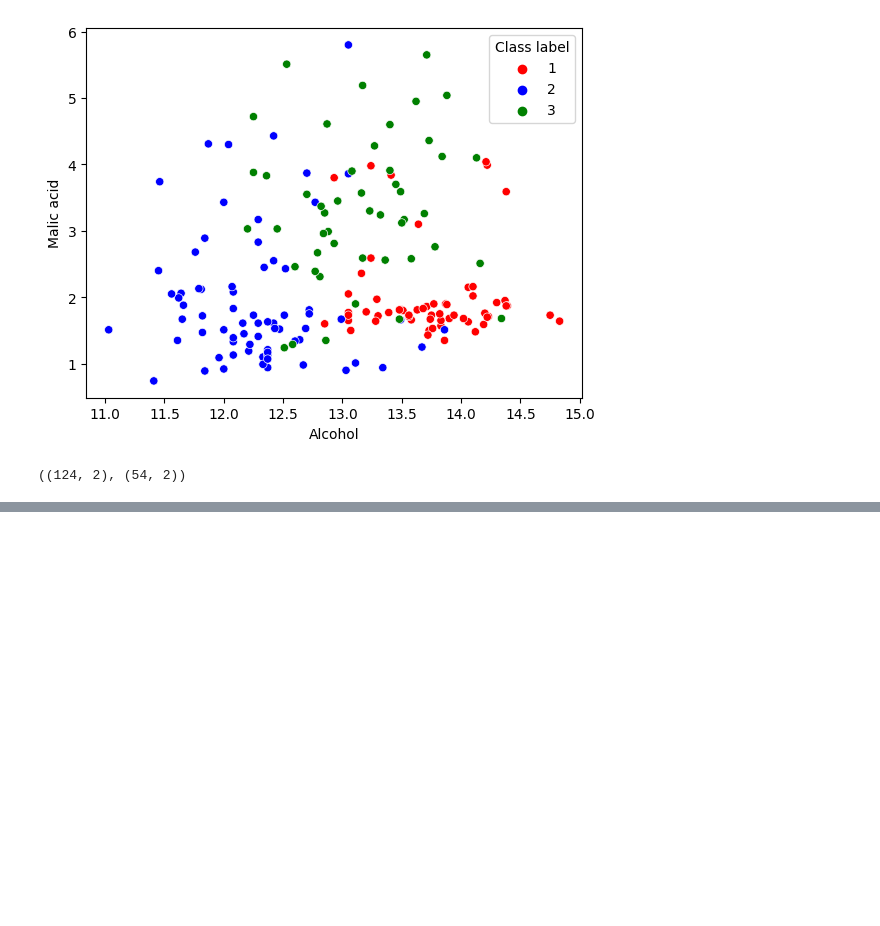
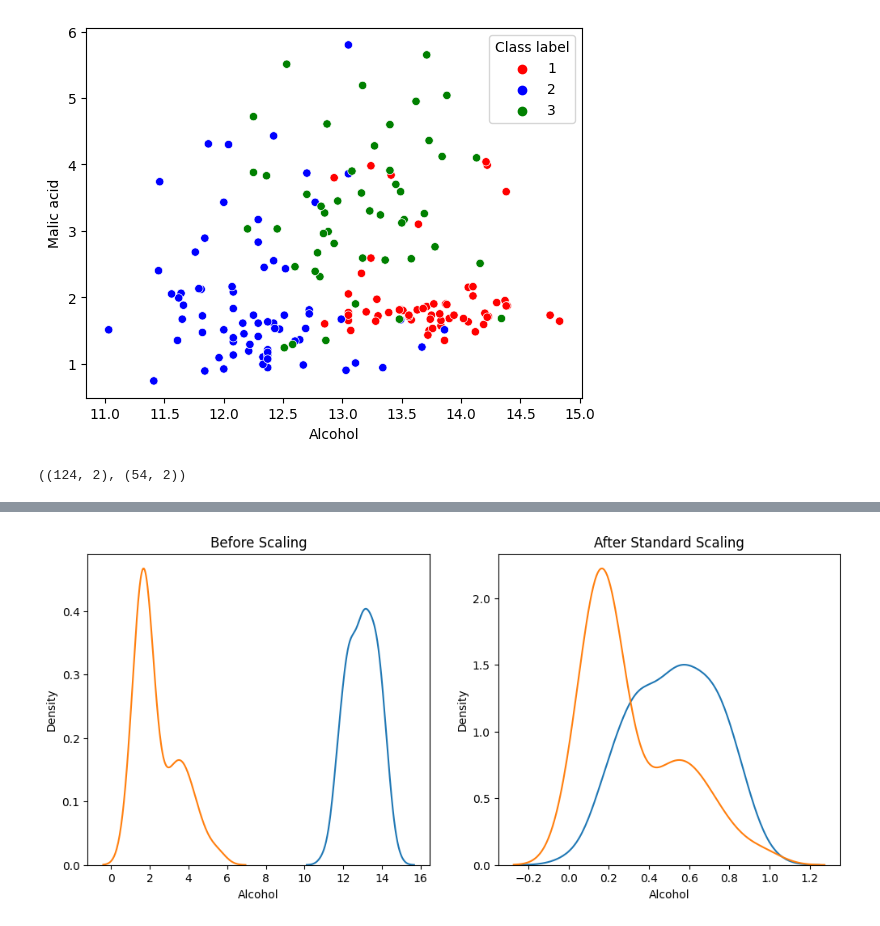
Before and after one commit to najnin26/Machine-Learning, a Jupyter notebook: Basic/normalization.ipynb, the cells around one changed output, grey strips where cells are left out. Saved outputs shown, nothing was run; the diff lists cells and outputs as text; code cells hidden in the pictures; blank space fills up the shorter version.

```diff
--- a/Basic/normalization.ipynb
+++ b/Basic/normalization.ipynb
@@ -75,14 +97,16 @@ X_test_scaled=scaler.transform(X_test)
 # %%
-# fig, (ax1, ax2) = plt.subplots(ncols=2, figsize=(12, 5))
+fig, (ax1, ax2) = plt.subplots(ncols=2, figsize=(12, 5))
 
-# # before scaling
-# ax1.set_title('Before Scaling')
-# sns.kdeplot(X_train['Alcohol'], ax=ax1)
-# sns.kdeplot(X_train['Malic acid'], ax=ax1)
+# before scaling
+ax1.set_title('Before Scaling')
+sns.kdeplot(X_train['Alcohol'], ax=ax1)
+sns.kdeplot(X_train['Malic acid'], ax=ax1)
 
-# # after scaling
-# ax2.set_title('After Standard Scaling')
-# sns.kdeplot(X_train_scaled['Alcohol'], ax=ax2)
-# sns.kdeplot(X_train_scaled['Malic acid'], ax=ax2)
-# plt.show()
+# after scaling
+ax2.set_title('After Standard Scaling')
+sns.kdeplot(X_train_scaled['Alcohol'], ax=ax2)
+sns.kdeplot(X_train_scaled['Malic acid'], ax=ax2)
+plt.show()
+# %% [output]
+[figure, added]
 # %%
```
Also changed, not shown: parts of 6 cells of this notebook.
